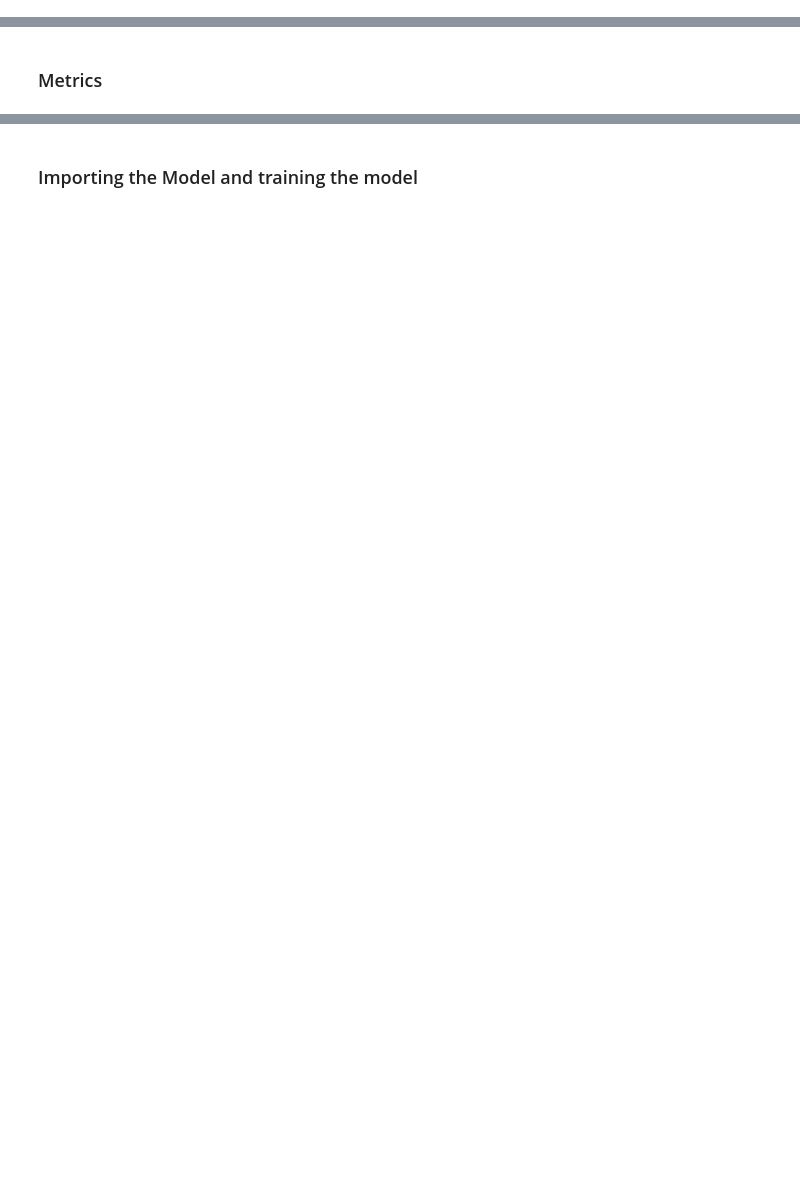
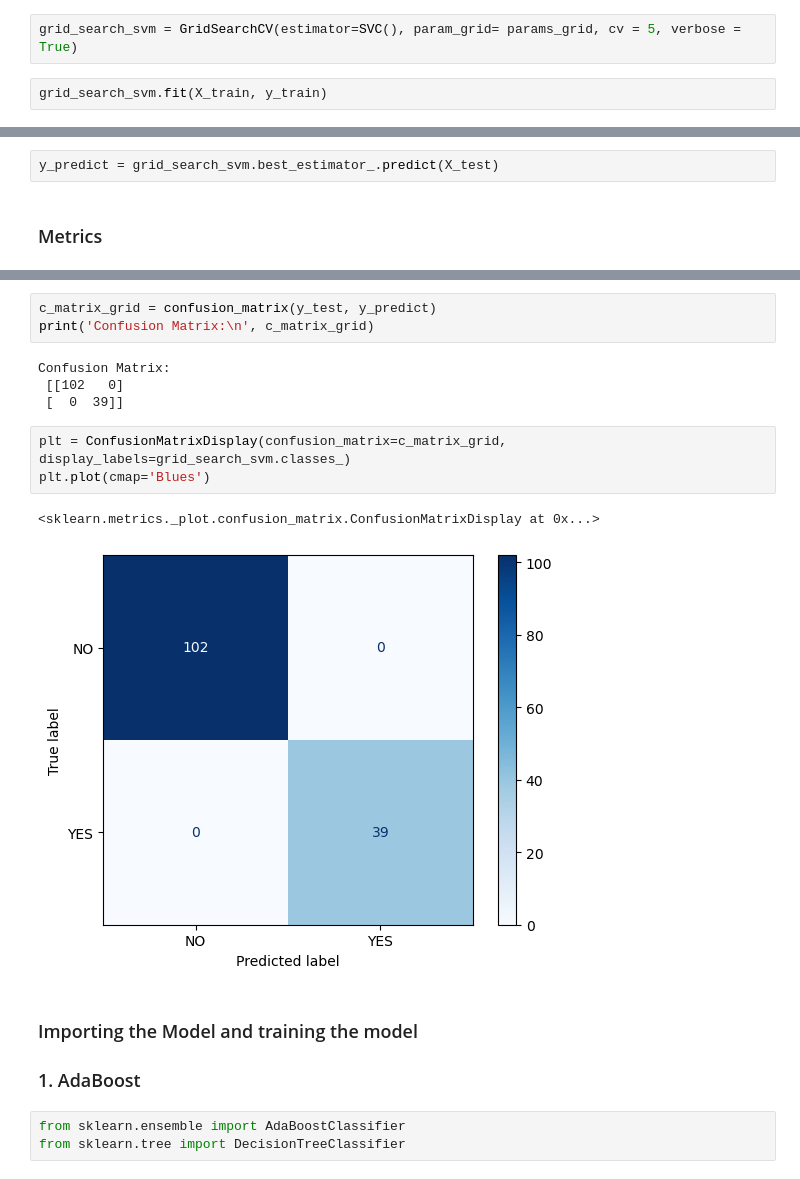
Before and after one commit to axt0895/ML_Project, a Jupyter notebook: Autism-Detection.ipynb, the cells around one changed output, grey strips where cells are left out. Saved outputs shown, nothing was run; the diff lists cells and outputs as text; blank space fills up the shorter version.

```diff
--- a/Autism-Detection.ipynb
+++ b/Autism-Detection.ipynb
@@ -235,0 +378,4 @@ pipeline = Pipeline(steps=[
+# %%
+grid_search_svm = GridSearchCV(estimator=SVC(), param_grid= params_grid, cv = 5, verbose = True)
+# %%
+grid_search_svm.fit(X_train, y_train)
@@ -236,2 +392,4 @@ pipeline = Pipeline(steps=[
+# %%
+y_predict = grid_search_svm.best_estimator_.predict(X_test)
 # %% [markdown]
 ### Metrics
@@ -238,2 +409,19 @@ pipeline = Pipeline(steps=[
+# %%
+c_matrix_grid = confusion_matrix(y_test, y_predict)
+print('Confusion Matrix:\n', c_matrix_grid)
+# %% [output]
+Confusion Matrix:
+ [[102   0]
+ [  0  39]]
+# %%
+plt = ConfusionMatrixDisplay(confusion_matrix=c_matrix_grid, display_labels=grid_search_svm.classes_)
+plt.plot(cmap='Blues')
+# %% [output]
+<sklearn.metrics._plot.confusion_matrix.ConfusionMatrixDisplay at 0x...>
+[figure, added]
 # %% [markdown]
 ### Importing the Model and training the model
+### 1. AdaBoost
+# %%
+from sklearn.ensemble import AdaBoostClassifier
+from sklearn.tree import DecisionTreeClassifier
```
Also changed, not shown: parts of 68 cells of this notebook, 8 other files.
